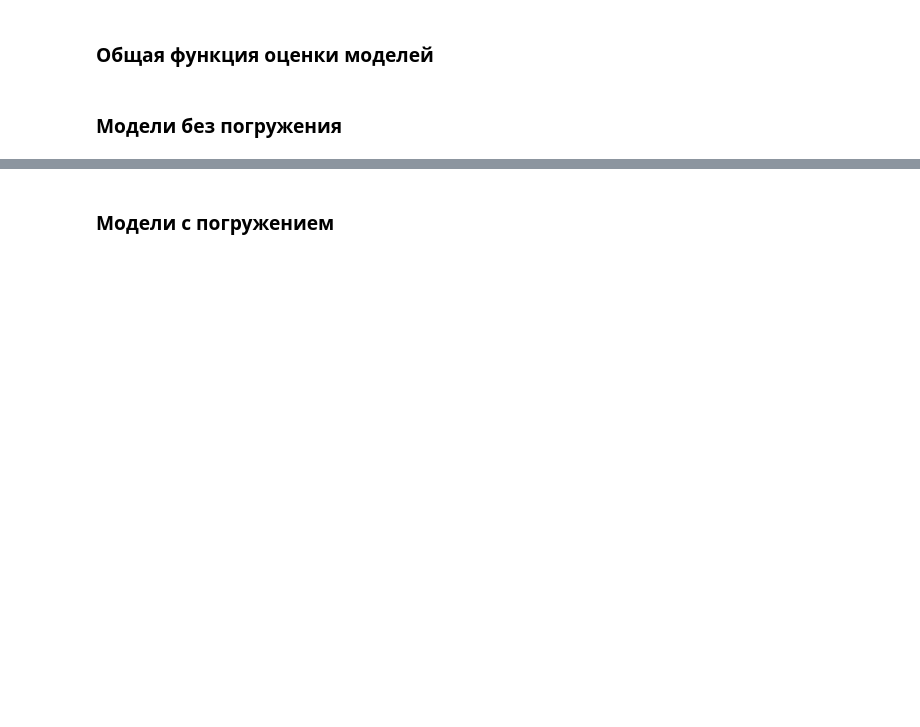
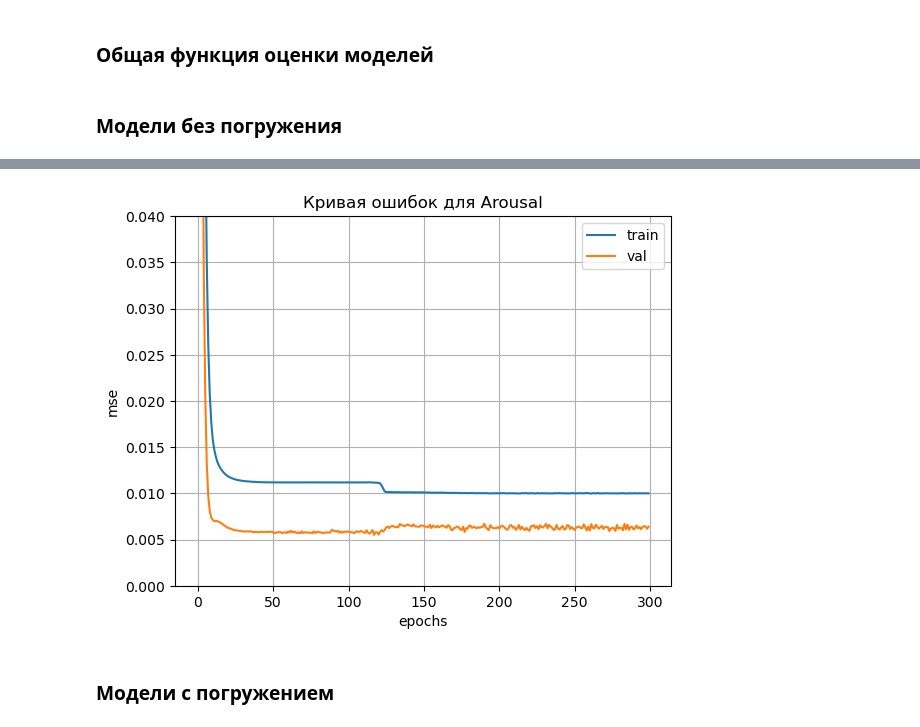
Before and after one commit to KLJBr/Course_Work, a Jupyter notebook: Progress_of_Work/Модели с однослойным персептроном.ipynb, the cells around one changed output, grey strips where cells are left out. Cells and saved outputs as stored; diff of their text form; code cells hidden in the pictures; blank space fills up the shorter version.

```diff
--- a/Progress_of_Work/Модели с однослойным персептроном.ipynb
+++ b/Progress_of_Work/Модели с однослойным персептроном.ipynb
@@ -103,3 +131,7 @@ mta = model_NN(X, y_arousal, X_test, y_arousal_test, 3, 1)
+# %%
+plot_history(history_arousal, "Кривая ошибок для Arousal", [0, 0.04])
+# %% [output]
+[figure, added]
 # %% [markdown]
 ### Модели с погружением
 # %%
```
Also changed, not shown: parts of 25 cells of this notebook, 1 other file.
